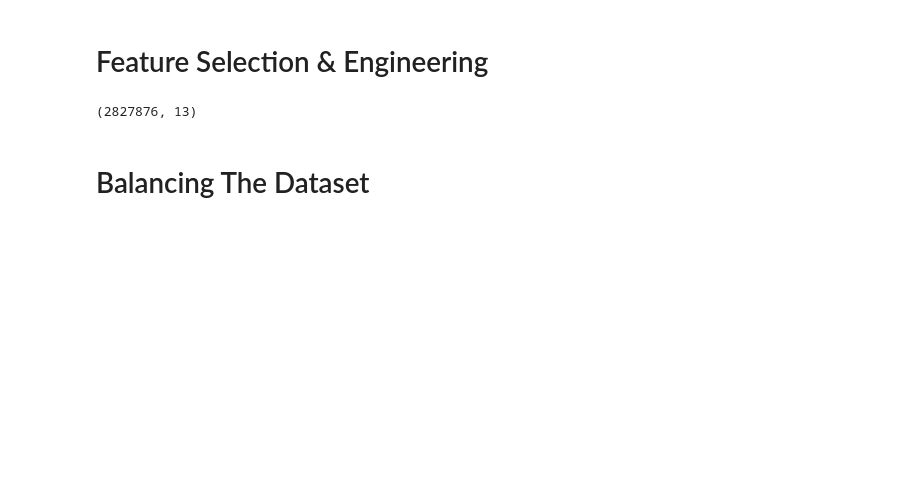
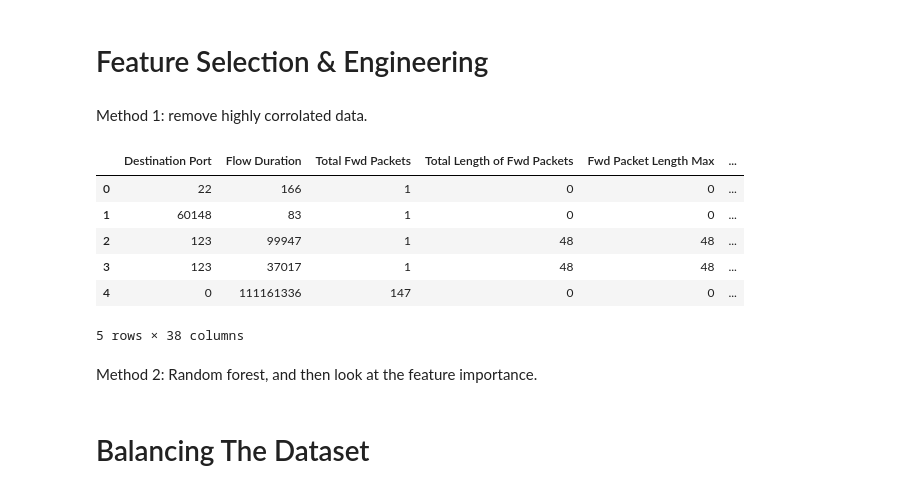
Before and after one commit to ChristelleJoseph/Intrusion-Detection-System, a Jupyter notebook: intrusionDetection.ipynb, the cells around one changed output. Drawn from its saved outputs; the diff is of its cells as text; code cells hidden in the pictures; blank space fills up the shorter version.

```diff
--- a/intrusionDetection.ipynb
+++ b/intrusionDetection.ipynb
@@ -130,7 +170,32 @@ df_final = df_reduced.drop(low_corr_with_target, axis=1, errors='ignore') # erro
-# %%
-df_final.shape
-# %% [output]
-(2827876, 13)
+# %% [markdown]
+Method 1: remove highly corrolated data.
+# %%
+correlation_matrix = all_data.corr()
+# %%
+high_corr = set()  # To keep track of the names of highly correlated features
+threshold = 0.8
+
+for i in range(len(correlation_matrix.columns)):
+    for j in range(i):
+        if abs(correlation_matrix.iloc[i, j]) > threshold:
+            colname = correlation_matrix.columns[i]
+            high_corr.add(colname)
+# %%
+highCorr_reduced_df = all_data.drop(columns=high_corr)
+# %%
+data = highCorr_reduced_df
+# %%
+data.head()
+# %% [output]
+|  | Destination Port | Flow Duration | Total Fwd Packets | Total Length of Fwd Packets | Fwd Packet Length Max | ... |
+| 0 | 22 | 166 | 1 | 0 | 0 | ... |
+| 1 | 60148 | 83 | 1 | 0 | 0 | ... |
+| 2 | 123 | 99947 | 1 | 48 | 48 | ... |
+| 3 | 123 | 37017 | 1 | 48 | 48 | ... |
+| 4 | 0 | 111161336 | 147 | 0 | 0 | ... |
+5 rows × 38 columns
+# %% [markdown]
+Method 2: Random forest, and then look at the feature importance.
 # %% [markdown]
 # Balancing The Dataset
 # %%
```
Also changed, not shown: parts of 33 cells of this notebook.
